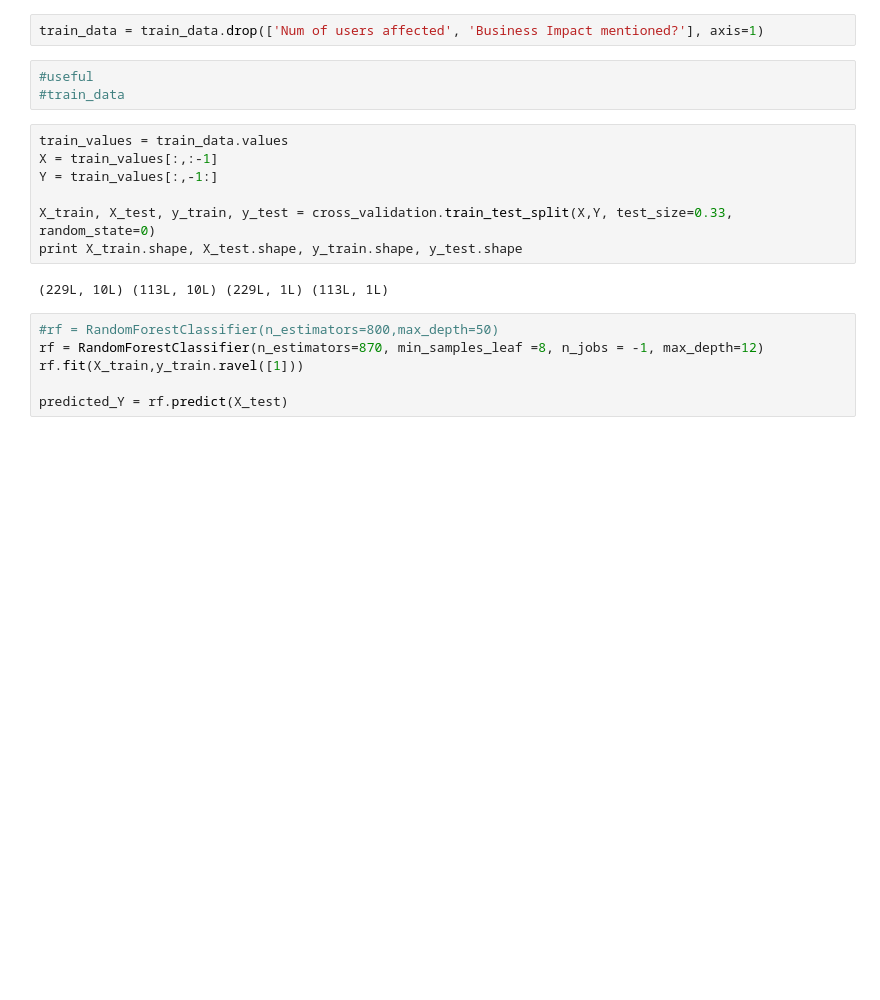
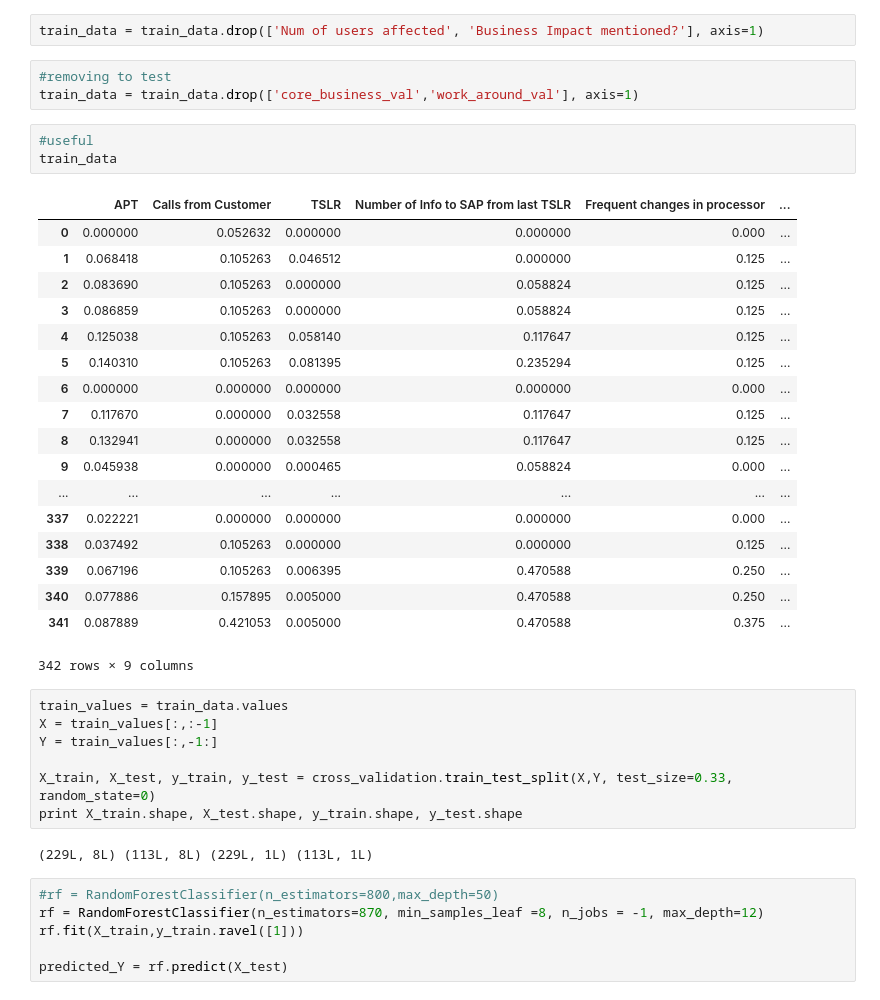
Before and after one commit to Prajeen/Escalation_Predictor, a Jupyter notebook: EscalationPredictor.ipynb, the cells around one changed output. Saved outputs shown, nothing was run; the diff lists cells and outputs as text; blank space fills up the shorter version.

```diff
--- a/EscalationPredictor.ipynb
+++ b/EscalationPredictor.ipynb
@@ -93,9 +93,31 @@ train_data = train_data.drop(['Stage of Escalation', 'Priority', 'Customer call
                              'Go live Affected?', 'Work around available?'], axis=1)
 # %%
 train_data = train_data.drop(['Num of users affected', 'Business Impact mentioned?'], axis=1)
+# %%
+#removing to test
+train_data = train_data.drop(['core_business_val','work_around_val'], axis=1)
 # %%
 #useful
-#train_data
+train_data
+# %% [output]
+|  | APT | Calls from Customer | TSLR | Number of Info to SAP from last TSLR | Frequent changes in processor | ... |
+| 0 | 0.000000 | 0.052632 | 0.000000 | 0.000000 | 0.000 | ... |
+| 1 | 0.068418 | 0.105263 | 0.046512 | 0.000000 | 0.125 | ... |
+| 2 | 0.083690 | 0.105263 | 0.000000 | 0.058824 | 0.125 | ... |
+| 3 | 0.086859 | 0.105263 | 0.000000 | 0.058824 | 0.125 | ... |
+| 4 | 0.125038 | 0.105263 | 0.058140 | 0.117647 | 0.125 | ... |
+| 5 | 0.140310 | 0.105263 | 0.081395 | 0.235294 | 0.125 | ... |
+| 6 | 0.000000 | 0.000000 | 0.000000 | 0.000000 | 0.000 | ... |
+| 7 | 0.117670 | 0.000000 | 0.032558 | 0.117647 | 0.125 | ... |
+| 8 | 0.132941 | 0.000000 | 0.032558 | 0.117647 | 0.125 | ... |
+| 9 | 0.045938 | 0.000000 | 0.000465 | 0.058824 | 0.000 | ... |
+| ... | ... | ... | ... | ... | ... | ... |
+| 337 | 0.022221 | 0.000000 | 0.000000 | 0.000000 | 0.000 | ... |
+| 338 | 0.037492 | 0.105263 | 0.000000 | 0.000000 | 0.125 | ... |
+| 339 | 0.067196 | 0.105263 | 0.006395 | 0.470588 | 0.250 | ... |
+| 340 | 0.077886 | 0.157895 | 0.005000 | 0.470588 | 0.250 | ... |
+| 341 | 0.087889 | 0.421053 | 0.005000 | 0.470588 | 0.375 | ... |
+342 rows × 9 columns
 # %%
 train_values = train_data.values
 X = train_values[:,:-1]
@@ -104,7 +126,7 @@ Y = train_values[:,-1:]
 X_train, X_test, y_train, y_test = cross_validation.train_test_split(X,Y, test_size=0.33, random_state=0)
 print X_train.shape, X_test.shape, y_train.shape, y_test.shape
 # %% [output]
-(229L, 10L) (113L, 10L) (229L, 1L) (113L, 1L)
+(229L, 8L) (113L, 8L) (229L, 1L) (113L, 1L)
 # %%
 #rf = RandomForestClassifier(n_estimators=800,max_depth=50)
 rf = RandomForestClassifier(n_estimators=870, min_samples_leaf =8, n_jobs = -1, max_depth=12)
```
Also changed, not shown: parts of 3 cells of this notebook.
